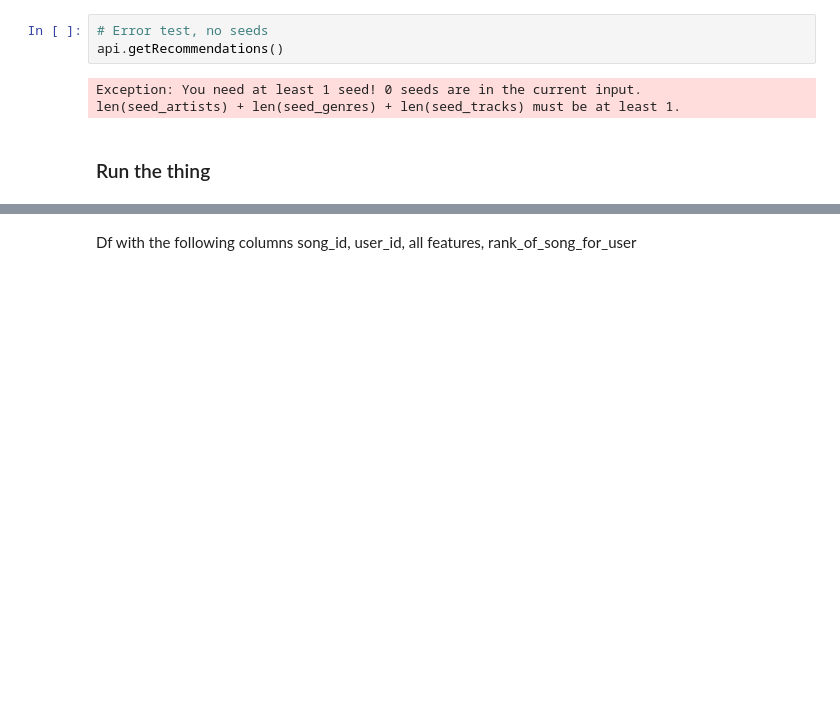
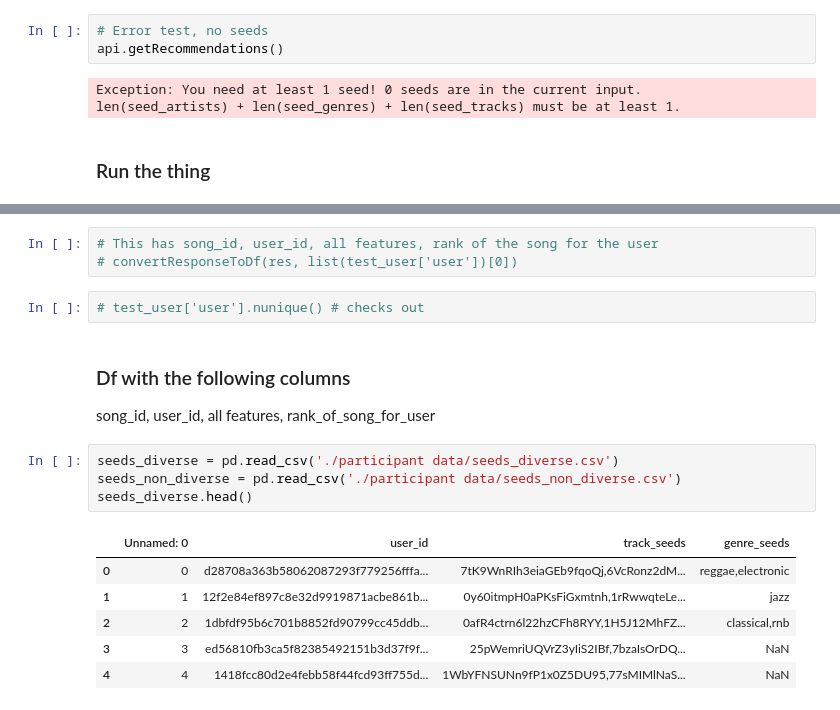
Before and after one commit to bocsardigergely/dss-group-assignment, a Jupyter notebook: API_Testing_Ground.ipynb, the cells around one changed output, grey strips where cells are left out. Cells and saved outputs as stored; diff of their text form; blank space fills up the shorter version.

```diff
--- a/API_Testing_Ground.ipynb
+++ b/API_Testing_Ground.ipynb
@@ -169,3 +160,19 @@ res
+# %%
+# This has song_id, user_id, all features, rank of the song for the user
+# convertResponseToDf(res, list(test_user['user'])[0])
+# %%
+# test_user['user'].nunique() # checks out
 # %% [markdown]
-Df with the following columns
+### Df with the following columns
 song_id, user_id, all features, rank_of_song_for_user
+# %%
+seeds_diverse = pd.read_csv('./participant data/seeds_diverse.csv')
+seeds_non_diverse = pd.read_csv('./participant data/seeds_non_diverse.csv')
+seeds_diverse.head()
+# %% [output]
+|  | Unnamed: 0 | user_id | track_seeds | genre_seeds |
+| 0 | 0 | d28708a363b58062087293f779256fffa... | 7tK9WnRIh3eiaGEb9fqoQj,6VcRonz2dM... | reggae,electronic |
+| 1 | 1 | 12f2e84ef897c8e32d9919871acbe861b... | 0y60itmpH0aPKsFiGxmtnh,1rRwwqteLe... | jazz |
+| 2 | 2 | 1dbfdf95b6c701b8852fd90799cc45ddb... | 0afR4ctrn6l22hzCFh8RYY,1H5J12MhFZ... | classical,rnb |
+| 3 | 3 | ed56810fb3ca5f82385492151b3d37f9f... | 25pWemriUQVrZ3yIiS2IBf,7bzaIsOrDQ... | NaN |
+| 4 | 4 | 1418fcc80d2e4febb58f44fcd93ff755d... | 1WbYFNSUNn9fP1x0Z5DU95,77sMIMlNaS... | NaN |
```
Also changed, not shown: parts of 9 cells of this notebook, 1 other file.
